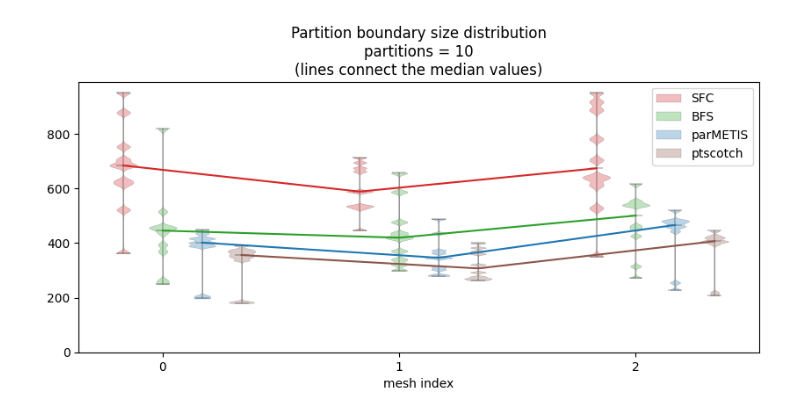
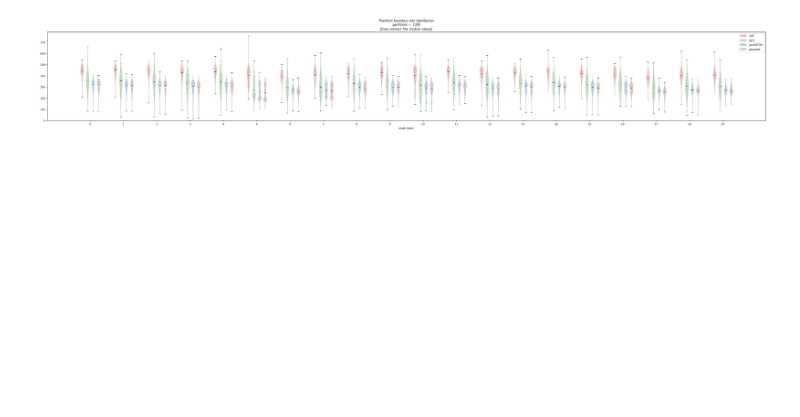
Before and after one commit to paralab/partition, a Jupyter notebook: mpi-cpp/metrics_plot.ipynb, the cells around one changed output. Saved outputs shown, nothing was run; the diff lists cells and outputs as text; code cells hidden in the pictures; blank space fills up the shorter version.

Commit message:
Add results

```diff
--- a/mpi-cpp/metrics_plot.ipynb
+++ b/mpi-cpp/metrics_plot.ipynb
@@ -3,7 +3,9 @@ import pandas as pd
 import matplotlib.pyplot as plt
 import matplotlib.ticker as ticker
 import numpy as np
-plt.rcParams["figure.figsize"] = (10,4)
+plt.rcParams["figure.figsize"] = (40,5)
+plt.rcParams['text.usetex'] = True
+
 # plt.rcParams.update({'font.size': 28})
 matpltlib_default_colors = plt.rcParams['axes.prop_cycle'].by_key()['color']
 
@@ -11,10 +13,10 @@ matpltlib_default_colors = plt.rcParams['axes.prop_cycle'].by_key()['color']
 # SFC, BFS, parMETIS, ptscotch respectively
 plot_colors = [matpltlib_default_colors[3], matpltlib_default_colors[2], matpltlib_default_colors[0], matpltlib_default_colors[5]]
 # %%
-input_file_name = 'test.json'
+input_file_name = 'results/frontera-scaling-front_bfs-largest_tet_list___2024-07-05__15-40-27.json'
 df = pd.read_json(input_file_name, orient='records',lines=True)
 # df = df[(df['np'] == 1280) | (df['np']==640)]
-df = df[(df['np'] == 10)]
+df = df[(df['np'] == 1280)]
 # df = df[df['mesh_idx'] == 0]
 df = df[df['run_idx'] == 0]
 
@@ -29,45 +31,48 @@ df_length = len(df.index)
 fig0, ax0 = plt.subplots()
 plt_triplets = [None for _ in range(df_length)]
 for plt_i in range(df_length):
-  plt_triplets[plt_i] = ax0.violinplot([df.loc[plt_i]['SFC_morton_partition_boundaries'],df.loc[plt_i]['BFS_partition_boundaries'],df.loc[plt_i]['parMETIS_partition_boundaries'],df.loc[plt_i]['ptscotch_partition_boundaries']], positions=[6*plt_i,6*plt_i+1,6*plt_i+2,6*plt_i+3], showmedians=True, widths=0.7, points=1000, showextrema=True, bw_method=0.05)
+  plt_triplets[plt_i] = ax0.violinplot([df.loc[plt_i]['SFC_morton_partition_boundaries'],df.loc[plt_i]['BFS_partition_boundaries'],df.loc[plt_i]['parMETIS_partition_boundaries'],df.loc[plt_i]['ptscotch_partition_boundaries']], positions=[6*plt_i,6*plt_i+1,6*plt_i+2,6*plt_i+3], showmedians=True, widths=0.7, points=1000, showextrema=True, bw_method=0.02)
   # plt_triplets[plt_i] = ax0.boxplot([df.loc[plt_i]['SFC_morton_partition_boundaries'],df.loc[plt_i]['BFS_partition_boundaries'],df.loc[plt_i]['BFS_grow_partition_boundaries'],df.loc[plt_i]['METIS_partition_boundaries']], positions=[6*plt_i,6*plt_i+1,6*plt_i+2,6*plt_i+3], widths=0.7, showfliers=True)
 
 
-ax0.plot([6*i for i in range(df_length)],[np.median(df.loc[i]['SFC_morton_partition_boundaries']) for i in range(df_length)],color=plot_colors[0])
-ax0.plot([6*i+1 for i in range(df_length)],[np.median(df.loc[i]['BFS_partition_boundaries']) for i in range(df_length)],color=plot_colors[1])
-ax0.plot([6*i+2 for i in range(df_length)],[np.median(df.loc[i]['parMETIS_partition_boundaries']) for i in range(df_length)],color=plot_colors[2])
-
-ax0.plot([6*i+3 for i in range(df_length)],[np.median(df.loc[i]['ptscotch_partition_boundaries']) for i in range(df_length)],color=plot_colors[3])
+# ax0.plot([6*i for i in range(df_length)],[np.median(df.loc[i]['SFC_morton_partition_boundaries']) for i in range(df_length)],color=plot_colors[0])
+# ax0.plot([6*i+1 for i in range(df_length)],[np.median(df.loc[i]['BFS_partition_boundaries']) for i in range(df_length)],color=plot_colors[1])
+# ax0.plot([6*i+2 for i in range(df_length)],[np.median(df.loc[i]['parMETIS_partition_boundaries']) for i in range(df_length)],color=plot_colors[2])
+# ax0.plot([6*i+3 for i in range(df_length)],[np.median(df.loc[i]['ptscotch_partition_boundaries']) for i in range(df_length)],color=plot_colors[3])
 
 
 
 for plt_triplet in plt_triplets:
 
   for i in range(4):
      plt_triplet['bodies'][i].set_facecolor(plot_colors[i])
      plt_triplet['bodies'][i].set_edgecolor('black')
      plt_triplet['bodies'][i].set_linewidth(0.3)
 
-  for partname in ('cbars', 'cmins', 'cmaxes', 'cmedians'):
+  for partname in ('cmins', 'cmaxes', 'cmedians'):
       vp = plt_triplet[partname]
       vp.set_edgecolor("black")
-      vp.set_linewidth(0.3)
+      vp.set_linewidth(0.7)
+
+  plt_triplet['cbars'].set_edgecolor("black")
+  plt_triplet['cbars'].set_linewidth(0.1)
+
 
 
   # plot_pair['bodies'][1].set_edgecolor('red')
 ax0.legend([plt_triplets[0]["bodies"][0], plt_triplets[0]["bodies"][1],plt_triplets[0]["bodies"][2],plt_triplets[0]["bodies"][3]], ['SFC', 'BFS','parMETIS', 'ptscotch'],bbox_to_anchor=(1.0, 1.0))
 
-ax0.set_xticks([(6*i + 6*i+2)/2 for i in range(df_length)])
+ax0.set_xticks([(6*i + 6*i+3)/2 for i in range(df_length)])
 
 # ax0.set_xticklabels(['Data 1-2', 'Data 3-4'])
 ax0.set_xticklabels([str(i) for i in range(df_length)])
 ax0.set_ylim(bottom=0)
 ax0.set_title(f'Partition boundary size distribution\npartitions = {partition_count}\n(lines connect the median values)')
 ax0.set_xlabel('mesh index')
 plt.show()
-# fig0.savefig(input_file_name+'partition-cuts.svg', format='svg', dpi=1200)
+fig0.savefig('boundary-sizes.svg', format='svg', dpi=1200)
 # %% [output]
-[figure, old version]
+[figure, new version]
 # %%
 
 ax1 = df.plot.line(y = ['SFC_morton_boundary_ratio','BFS_boundary_ratio','parMETIS_boundary_ratio','ptscotch_boundary_ratio'], rot=0,color=plot_colors)
```
Also changed, not shown: parts of 4 cells of this notebook, 4 other files.
